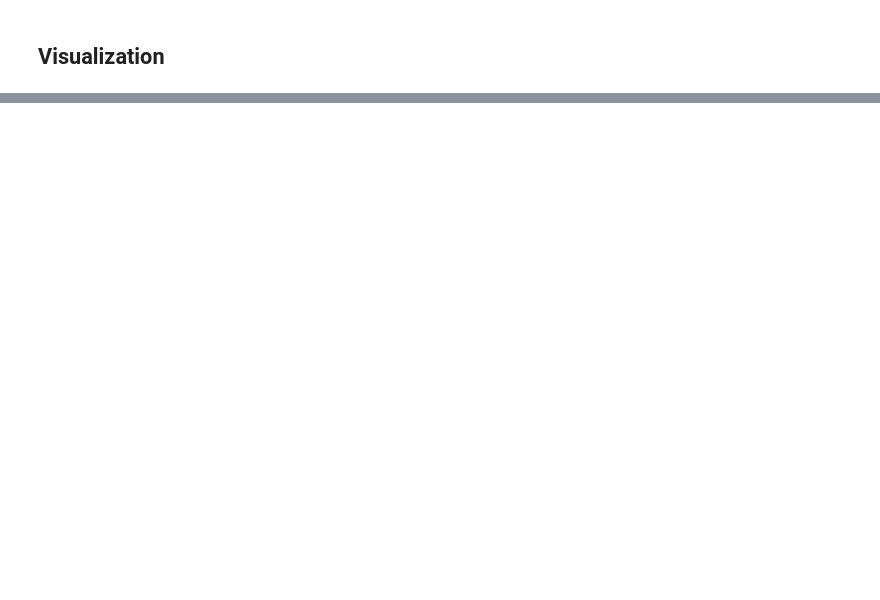
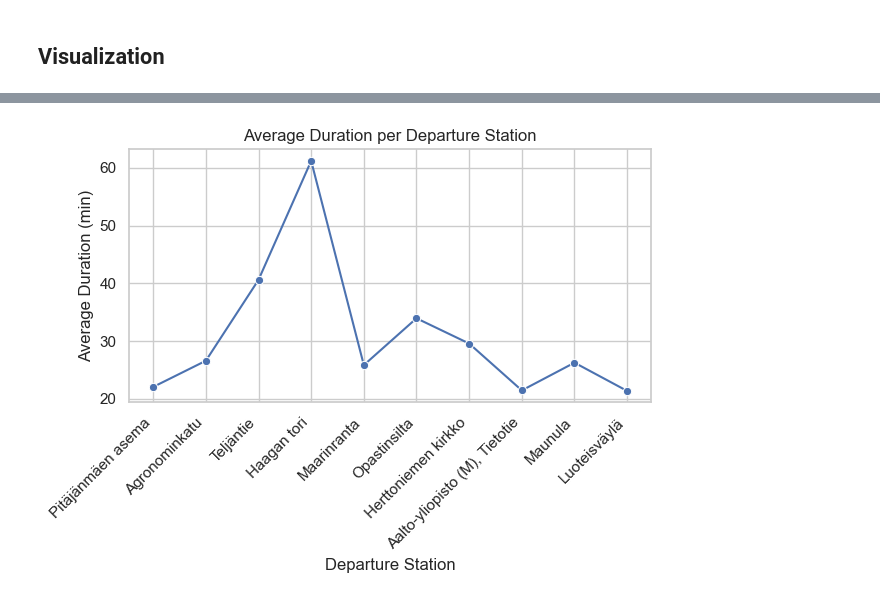
Before and after one commit to Eemeli23002/BigDataTechnologies, a Jupyter notebook: Project_Work.ipynb, the cells around one changed output, grey strips where cells are left out. Drawn from its saved outputs; the diff is of its cells as text; code cells hidden in the pictures; blank space fills up the shorter version.

```diff
--- a/Project_Work.ipynb
+++ b/Project_Work.ipynb
@@ -212,0 +233,18 @@ plt.show()
+# %%
+
+sns.set(style="whitegrid")
+
+sns.lineplot(
+    data=top_departures,
+    x='Departure station name',
+    y='avg_duration_min',
+    marker='o'
+)
+plt.xticks(rotation=45, ha='right')
+plt.title("Average Duration per Departure Station")
+plt.xlabel("Departure Station")
+plt.ylabel("Average Duration (min)")
+plt.tight_layout()
+plt.show()
+# %% [output]
+[figure, added]
```
Also changed, not shown: parts of 12 cells of this notebook.
